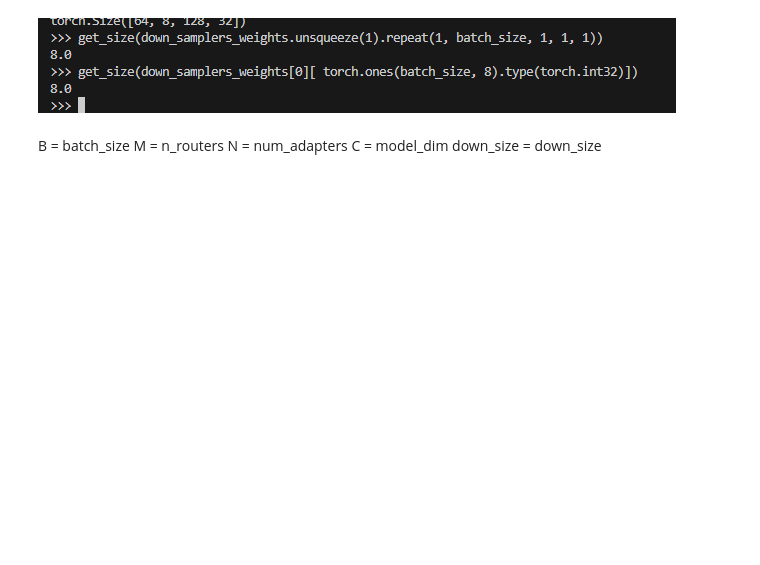
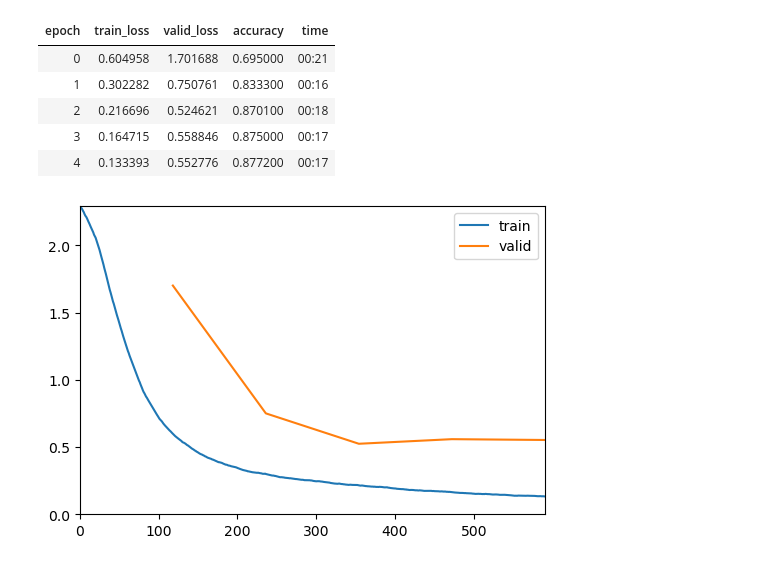
Before and after one commit to ssslakter/FastFF, a Jupyter notebook: experiments/22-05-2024-Soft-merging.ipynb, the cells around one changed output. Cells and saved outputs as stored; diff of their text form; code cells hidden in the pictures; blank space fills up the shorter version.

Commit message:
add soft merging

```diff
--- a/experiments/22-05-2024-Soft-merging.ipynb
+++ b/experiments/22-05-2024-Soft-merging.ipynb
@@ -4,3 +4,12 @@ import torch.nn as nn
 from typing import Optional
 from math import floor, log2, sqrt
 import torch.nn.functional as F
+# %%
+class GeneralMoE(nn.Module):
+    def __init__(self, gate: nn.Module, experts: nn.Module):
+        super().__init__()
+        self.gate, self.experts = gate, experts
+
+    def forward(self, x: torch.Tensor):
+        probs, indices = self.gate(x)
+        return self.experts(x, probs, indices)
@@ -56,8 +94,0 @@ class SoftMergingFFF(nn.Module):
-# %% [markdown]
-![image.png](attachment:image.png)
-# %% [markdown]
-B = batch_size
-M = n_routers
-N = num_adapters
-C = model_dim
-down_size = down_size
@@ -63,0 +150,25 @@ down_size = down_size
+# %%
+from fastai.callback.wandb import *
+from FastFF.utils import *
+from fastai.vision.all import *
+
+bs = 512
+in_dim=28*28
+out_dim=10
+h_dim=4
+depth=3
+
+model = GeneralMoE(GateFFF(in_dim, depth),
+                   SoftMergingExperts(2**depth, in_dim, out_dim, h_dim, save_probs=True))
+model = torch.compile(model)
+cbs = [ProbsDistrCB(module=model.experts), GetGradCB([model.gate.nodes]), ShowGraphCallback()]
+dls = get_mnist_dls(bs)
+Learner(dls, model, loss_func=F.cross_entropy, metrics=accuracy, cbs=cbs).fit_one_cycle(5, lr_max=1e-2)
+# %% [output]
+| epoch | train_loss | valid_loss | accuracy | time |
+| 0 | 0.604958 | 1.701688 | 0.695000 | 00:21 |
+| 1 | 0.302282 | 0.750761 | 0.833300 | 00:16 |
+| 2 | 0.216696 | 0.524621 | 0.870100 | 00:18 |
+| 3 | 0.164715 | 0.558846 | 0.875000 | 00:17 |
+| 4 | 0.133393 | 0.552776 | 0.877200 | 00:17 |
+[figure, added]
```
Also changed, not shown: parts of 8 cells of this notebook.
